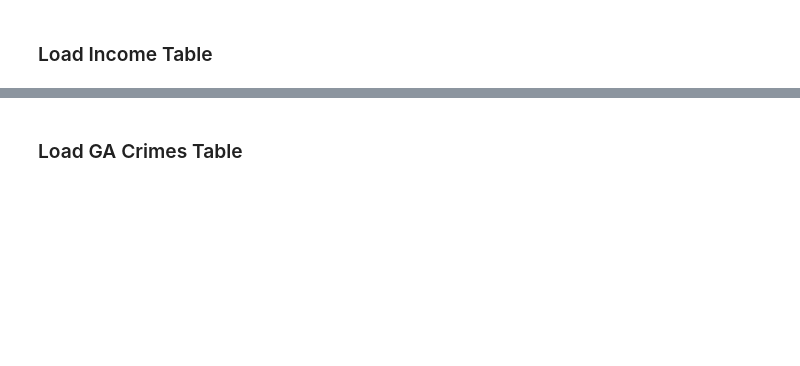
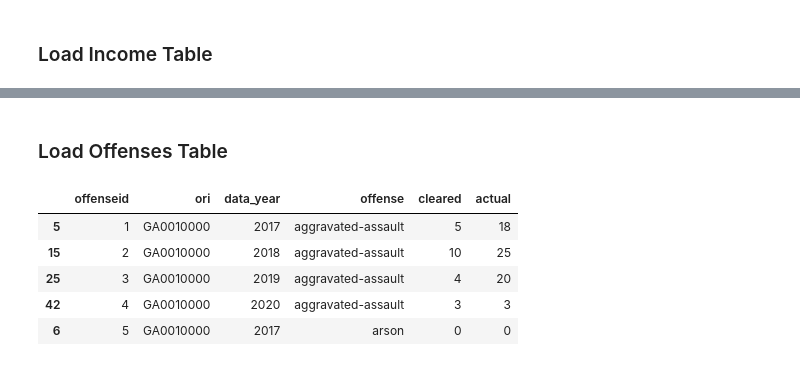
Before and after one commit to joh10935/Georgia-Crime-Map, a Jupyter notebook: SQL_Load_Data.ipynb, the cells around one changed output, grey strips where cells are left out. Cells and saved outputs as stored; diff of their text form; code cells hidden in the pictures; blank space fills up the shorter version.

```diff
--- a/SQL_Load_Data.ipynb
+++ b/SQL_Load_Data.ipynb
@@ -127,31 +100,15 @@ OperationalError: (psycopg2.OperationalError) connection to server at "localhost
-# %%
-agencyList = []
-DF_raw = pd.DataFrame(list(db.destination.find({})))[['Agency Name','County','ORI','Latitude','Longitude']]
-agencyDF = pd.DataFrame(columns=['agency_name','ori','latitude','longitude'])
-
-for index, row in DF_raw.iterrows():
-    if row[0] not in agencyList:
-        agencyList.append(row[0])
-        agencyDF.loc[len(agencyDF.index)] = [row[0], row[2],  row[3],  row[4]]
-
-agencyDF = agencyDF.sort_values(by=['agency_name'])
-agencyDF.insert(0, 'agencyid', range(1, 1 + len(agencyDF.index)))
-agencyDF.to_sql(name='Agency', con=engine, if_exists='replace', index=False)
-
-#put agencies in dictionary for lookup
-agency_dict = dict(zip(agencyDF.agency_name, agencyDF.agencyid))
-agency_dict
 # %% [markdown]
 ### Load CountyAgency Relationship Table
 # %%
-DF_raw = pd.DataFrame(list(db.destination.find({})))[['Agency Name','County','ORI','Latitude','Longitude']]
+# Reuse result from agencies call, extract into DF
+resultDF = pd.json_normalize(response['results'])[['agency_name','county_name']]
 countyagencyDF = pd.DataFrame(columns=['agencyid','countyid'])
 
-for index, row in DF_raw.iterrows():
+for index, row in resultDF.iterrows():
 
     # split the multi-counties
-    if ';' in row.County:
-        counties = row.County.split('; ')
+    if ';' in row.county_name:
+        counties = row.county_name.split('; ')
 
         for cnty in counties:
             if cnty != '':
@@ -182,2 +153,2 @@ incomeDF.head(5)
 # %% [markdown]
-### Load GA Crimes Table
+### Load Offenses Table
@@ -186,0 +155,26 @@ crimeDF.to_sql(name= 'Crimes', con= engine, if_exists= 'replace', index= False)
+# %%
+offenseDF = pd.DataFrame(columns=['ori','data_year','offense','cleared','actual'])
+
+# Loop through agencyDF calling offense endpoint for each ori
+for index, row in agencyDF.iterrows():
+
+    # Call Summarized Offenses by ORI Endpoint
+    ori_url = f"http://api.usa.gov/crime/fbi/sapi//api/summarized/agencies/{row.ori}/offenses/2017/2020?API_KEY={api_key}"
+    ori_response = requests.get(ori_url).json()
+
+    # Extract into DF
+    if (len(ori_response['results']) > 0):
+        resultDF = pd.json_normalize(ori_response['results'])[['ori','data_year','offense','cleared','actual']]
+        offenseDF = pd.concat([offenseDF, resultDF])
+
+offenseDF = offenseDF.sort_values(by=['ori','offense','data_year'])
+offenseDF.insert(0, 'offenseid', range(1, 1 + len(offenseDF.index)))
+offenseDF.to_sql(name='Offense', con=engine, if_exists='replace', index=False)
+offenseDF.head(5)
+# %% [output]
+|  | offenseid | ori | data_year | offense | cleared | actual |
+| 5 | 1 | GA0010000 | 2017 | aggravated-assault | 5 | 18 |
+| 15 | 2 | GA0010000 | 2018 | aggravated-assault | 10 | 25 |
+| 25 | 3 | GA0010000 | 2019 | aggravated-assault | 4 | 20 |
+| 42 | 4 | GA0010000 | 2020 | aggravated-assault | 3 | 3 |
+| 6 | 5 | GA0010000 | 2017 | arson | 0 | 0 |
```
Also changed, not shown: parts of 15 cells of this notebook.
